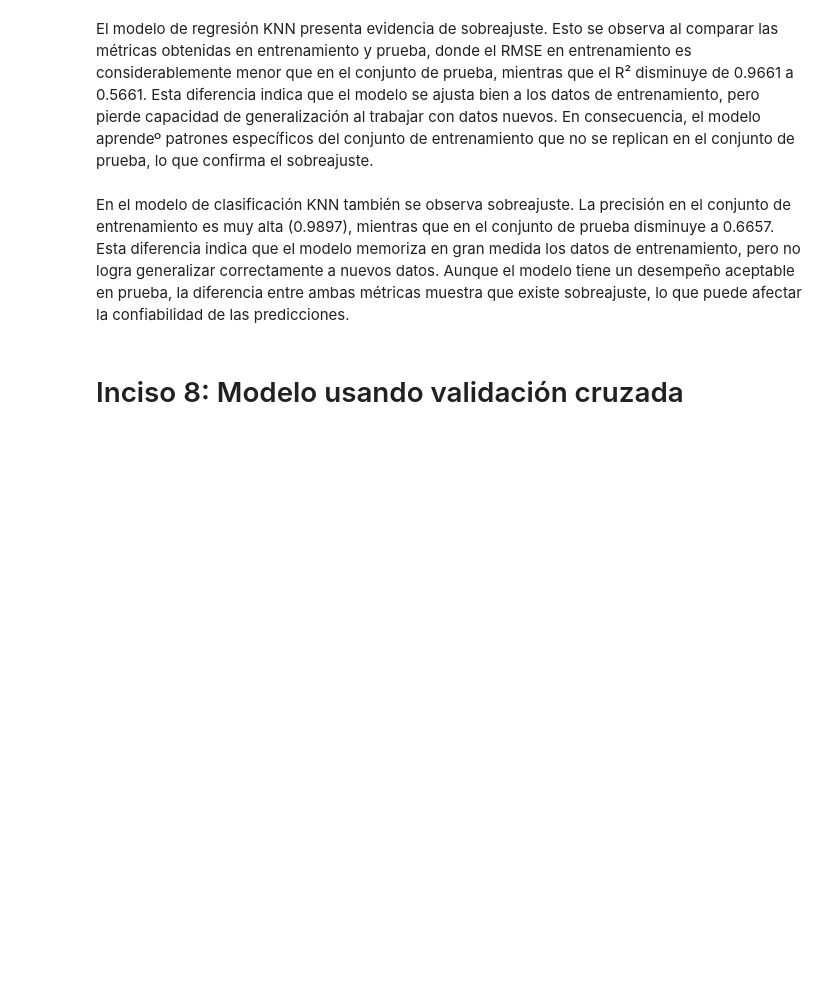
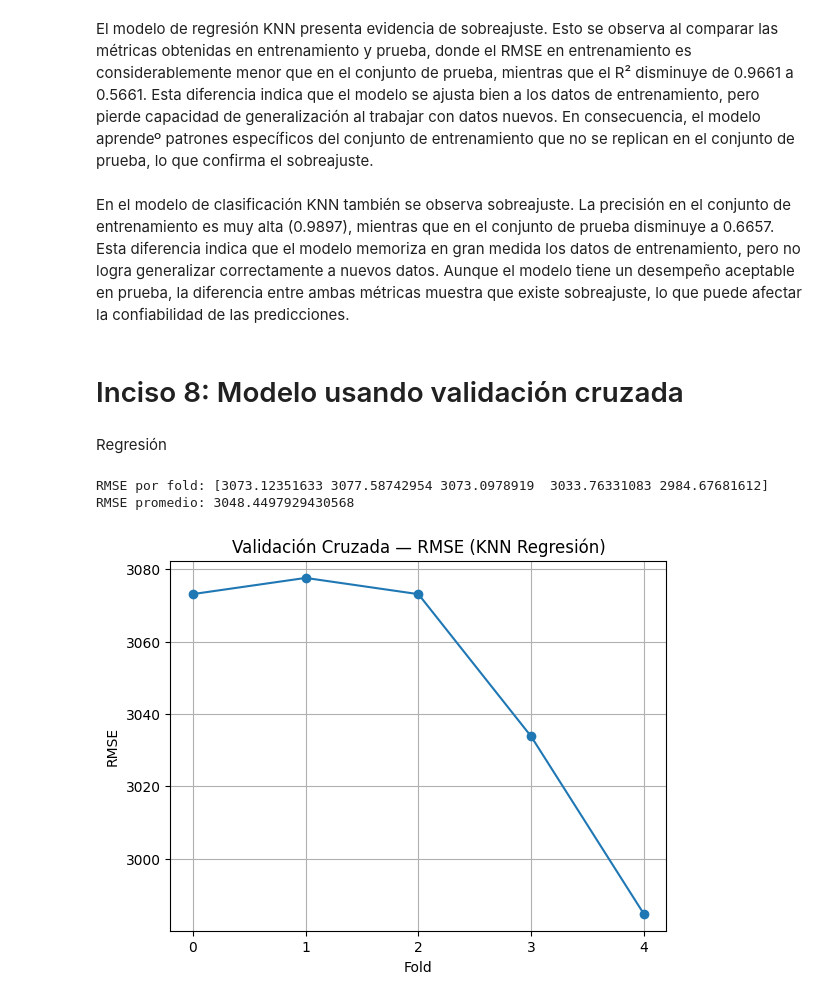
Before and after one commit to ecarcamo/Lab6-MD, a Jupyter notebook: main.ipynb, the cells around one changed output. Saved outputs shown, nothing was run; the diff lists cells and outputs as text; code cells hidden in the pictures; blank space fills up the shorter version.

```diff
--- a/main.ipynb
+++ b/main.ipynb
@@ -412,3 +434,36 @@ El modelo de regresión KNN presenta evidencia de sobreajuste. Esto se observa a
 En el modelo de clasificación KNN también se observa sobreajuste. La precisión en el conjunto de entrenamiento es muy alta (0.9897), mientras que en el conjunto de prueba disminuye a 0.6657. Esta diferencia indica que el modelo memoriza en gran medida los datos de entrenamiento, pero no logra generalizar correctamente a nuevos datos. Aunque el modelo tiene un desempeño aceptable en prueba, la diferencia entre ambas métricas muestra que existe sobreajuste, lo que puede afectar la confiabilidad de las predicciones.
 # %% [markdown]
 # Inciso 8: Modelo usando validación cruzada
+# %% [markdown]
+Regresión
+# %%
+from sklearn.model_selection import cross_val_score
+
+# Validación cruzada (RMSE)
+scores_rmse = cross_val_score(
+    best_knn,
+    X_train_knn,
+    y_train,
+    cv=5,
+    scoring='neg_mean_squared_error'
+)
+
+rmse_scores = np.sqrt(-scores_rmse)
+
+print("RMSE por fold:", rmse_scores)
+print("RMSE promedio:", rmse_scores.mean())
+# %% [output]
+RMSE por fold: [3073.12351633 3077.58742954 3073.0978919  3033.76331083 2984.67681612]
+RMSE promedio: 3048.4497929430568
+# %%
+plt.figure()
+plt.plot(rmse_scores, marker='o')
+plt.title("Validación Cruzada — RMSE (KNN Regresión)")
+plt.xlabel("Fold")
+plt.ylabel("RMSE")
+plt.xticks(range(len(rmse_scores)))
+plt.grid()
+
+plt.show()
+# %% [output]
+[figure, added]
```
Also changed, not shown: parts of 10 cells of this notebook.
